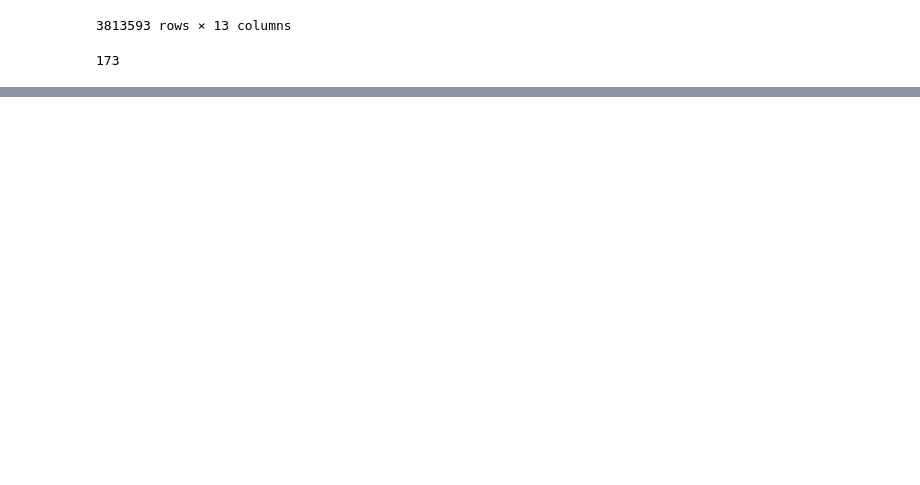
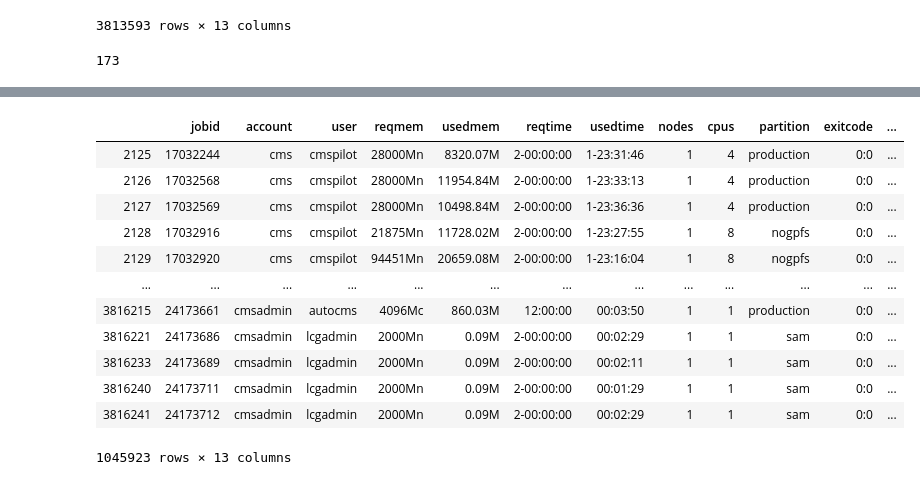
Before and after one commit to nss-data-science-cohort-4/dq2-accre-amd, a Jupyter notebook: notebooks/accre_jobs_2020.ipynb, the cells around one changed output, grey strips where cells are left out. Saved outputs shown, nothing was run; the diff lists cells and outputs as text; code cells hidden in the pictures; blank space fills up the shorter version.

```diff
--- a/notebooks/accre_jobs_2020.ipynb
+++ b/notebooks/accre_jobs_2020.ipynb
@@ -66,0 +105,17 @@ accre_jobs_2020['ACCOUNT'].nunique()
+# %%
+cms_jobs = accre_jobs_2020[accre_jobs_2020.account.str.contains('cms')]
+cms_jobs[cms_jobs.state.str.contains('RUNNING') == False]
+# %% [output]
+|  | jobid | account | user | reqmem | usedmem | reqtime | usedtime | nodes | cpus | partition | exitcode | ... |
+| 2125 | 17032244 | cms | cmspilot | 28000Mn | 8320.07M | 2-00:00:00 | 1-23:31:46 | 1 | 4 | production | 0:0 | ... |
+| 2126 | 17032568 | cms | cmspilot | 28000Mn | 11954.84M | 2-00:00:00 | 1-23:33:13 | 1 | 4 | production | 0:0 | ... |
+| 2127 | 17032569 | cms | cmspilot | 28000Mn | 10498.84M | 2-00:00:00 | 1-23:36:36 | 1 | 4 | production | 0:0 | ... |
+| 2128 | 17032916 | cms | cmspilot | 21875Mn | 11728.02M | 2-00:00:00 | 1-23:27:55 | 1 | 8 | nogpfs | 0:0 | ... |
+| 2129 | 17032920 | cms | cmspilot | 94451Mn | 20659.08M | 2-00:00:00 | 1-23:16:04 | 1 | 8 | nogpfs | 0:0 | ... |
+| ... | ... | ... | ... | ... | ... | ... | ... | ... | ... | ... | ... | ... |
+| 3816215 | 24173661 | cmsadmin | autocms | 4096Mc | 860.03M | 12:00:00 | 00:03:50 | 1 | 1 | production | 0:0 | ... |
+| 3816221 | 24173686 | cmsadmin | lcgadmin | 2000Mn | 0.09M | 2-00:00:00 | 00:02:29 | 1 | 1 | sam | 0:0 | ... |
+| 3816233 | 24173689 | cmsadmin | lcgadmin | 2000Mn | 0.09M | 2-00:00:00 | 00:02:11 | 1 | 1 | sam | 0:0 | ... |
+| 3816240 | 24173711 | cmsadmin | lcgadmin | 2000Mn | 0.09M | 2-00:00:00 | 00:01:29 | 1 | 1 | sam | 0:0 | ... |
+| 3816241 | 24173712 | cmsadmin | lcgadmin | 2000Mn | 0.09M | 2-00:00:00 | 00:02:29 | 1 | 1 | sam | 0:0 | ... |
+1045923 rows × 13 columns
```
Also changed, not shown: parts of 10 cells of this notebook.
